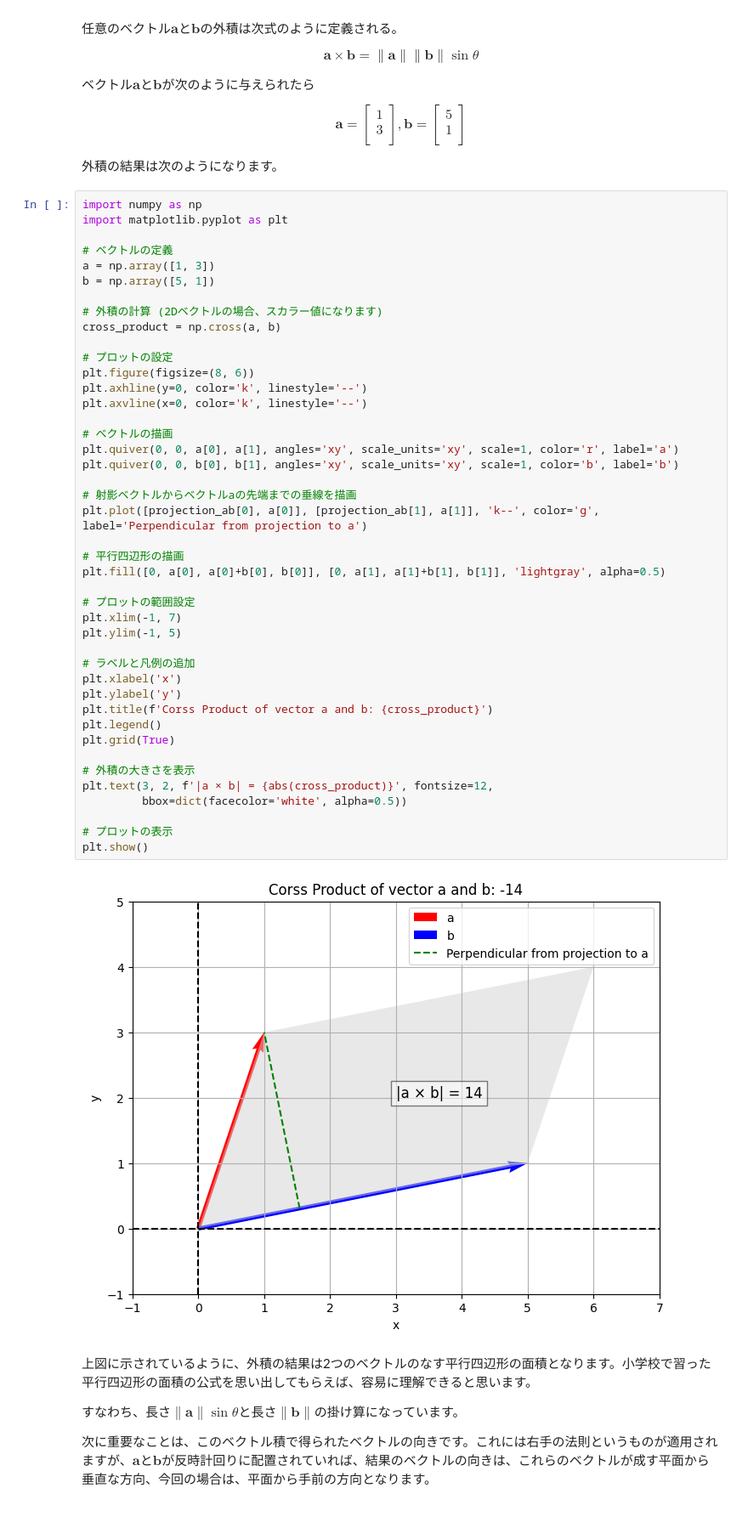
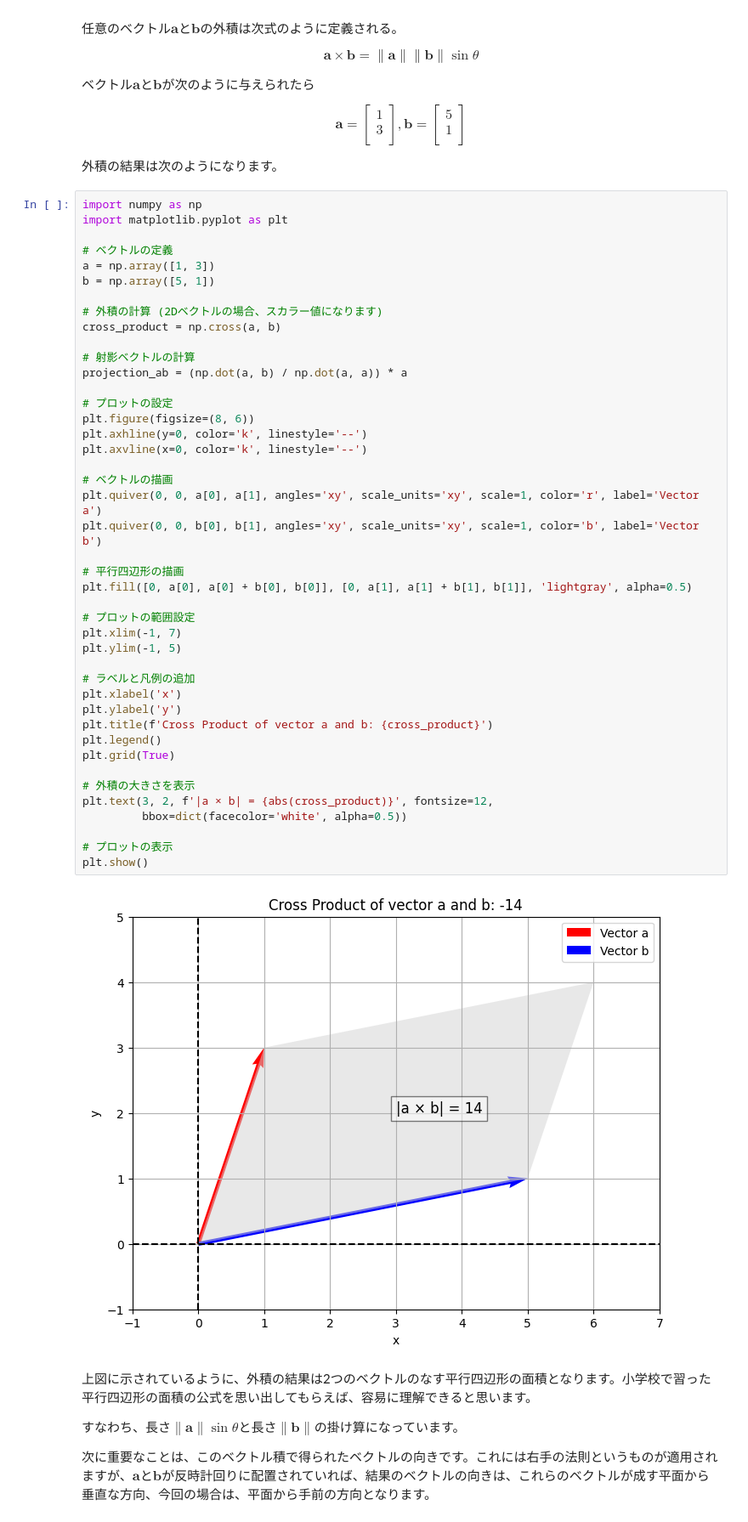
Before and after one commit to nakano0328/archive, a Jupyter notebook: _draft/linear_algebra/Unit1-2-CrossProcuct.ipynb, the cells around one changed output. Shown: that part at 85% size. Cells and saved outputs as stored; diff of their text form.

```diff
--- a/_draft/linear_algebra/Unit1-2-CrossProcuct.ipynb
+++ b/_draft/linear_algebra/Unit1-2-CrossProcuct.ipynb
@@ -28,41 +28,41 @@ b = np.array([5, 1])
 
 # 外積の計算 (2Dベクトルの場合、スカラー値になります)
 cross_product = np.cross(a, b)
 
+# 射影ベクトルの計算
+projection_ab = (np.dot(a, b) / np.dot(a, a)) * a
+
 # プロットの設定
 plt.figure(figsize=(8, 6))
 plt.axhline(y=0, color='k', linestyle='--')
 plt.axvline(x=0, color='k', linestyle='--')
 
 # ベクトルの描画
-plt.quiver(0, 0, a[0], a[1], angles='xy', scale_units='xy', scale=1, color='r', label='a')
-plt.quiver(0, 0, b[0], b[1], angles='xy', scale_units='xy', scale=1, color='b', label='b')
-
-# 射影ベクトルからベクトルaの先端までの垂線を描画
-plt.plot([projection_ab[0], a[0]], [projection_ab[1], a[1]], 'k--', color='g', label='Perpendicular from projection to a')
+plt.quiver(0, 0, a[0], a[1], angles='xy', scale_units='xy', scale=1, color='r', label='Vector a')
+plt.quiver(0, 0, b[0], b[1], angles='xy', scale_units='xy', scale=1, color='b', label='Vector b')
 
 # 平行四辺形の描画
-plt.fill([0, a[0], a[0]+b[0], b[0]], [0, a[1], a[1]+b[1], b[1]], 'lightgray', alpha=0.5)
+plt.fill([0, a[0], a[0] + b[0], b[0]], [0, a[1], a[1] + b[1], b[1]], 'lightgray', alpha=0.5)
 
 # プロットの範囲設定
 plt.xlim(-1, 7)
 plt.ylim(-1, 5)
 
 # ラベルと凡例の追加
 plt.xlabel('x')
 plt.ylabel('y')
-plt.title(f'Corss Product of vector a and b: {cross_product}')
+plt.title(f'Cross Product of vector a and b: {cross_product}')
 plt.legend()
 plt.grid(True)
 
 # 外積の大きさを表示
 plt.text(3, 2, f'|a × b| = {abs(cross_product)}', fontsize=12,
          bbox=dict(facecolor='white', alpha=0.5))
 
 # プロットの表示
 plt.show()
 # %% [output]
-[figure, old version]
+[figure, new version]
 # %% [markdown]
 上図に示されているように、外積の結果は2つのベクトルのなす平行四辺形の面積となります。小学校で習った平行四辺形の面積の公式を思い出してもらえば、容易に理解できると思います。
 
```
